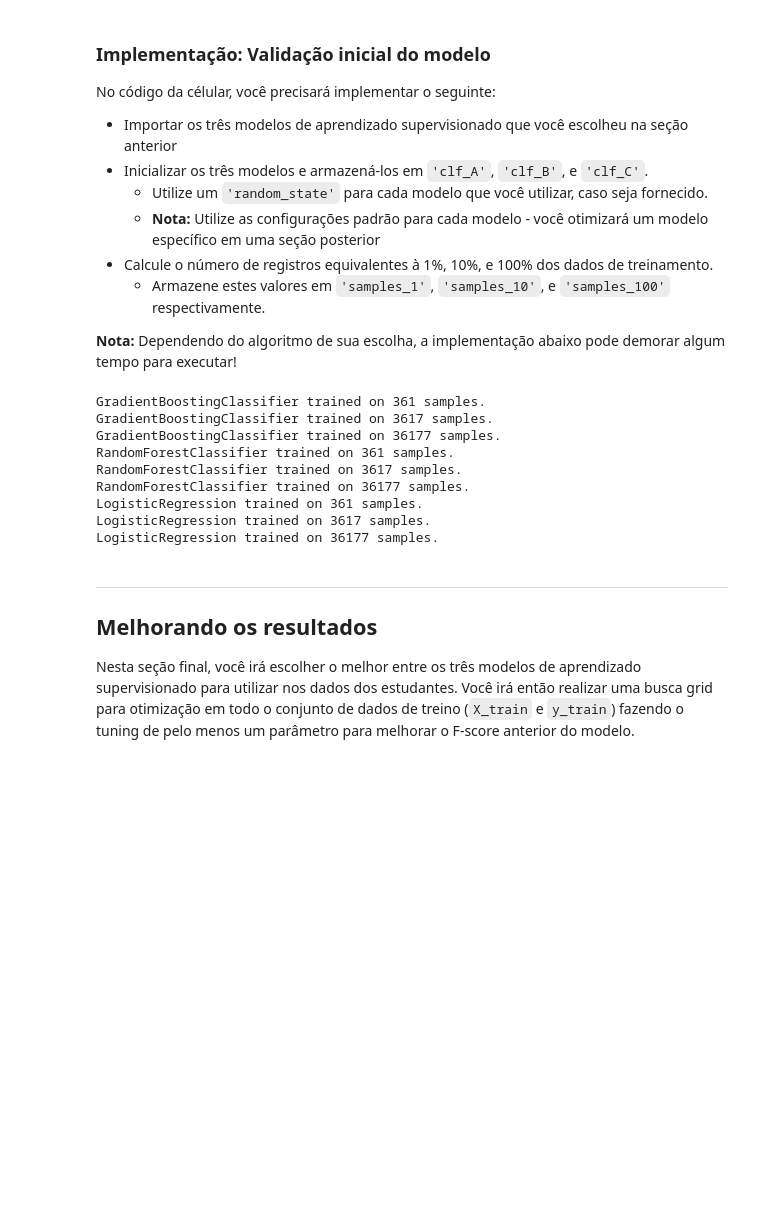
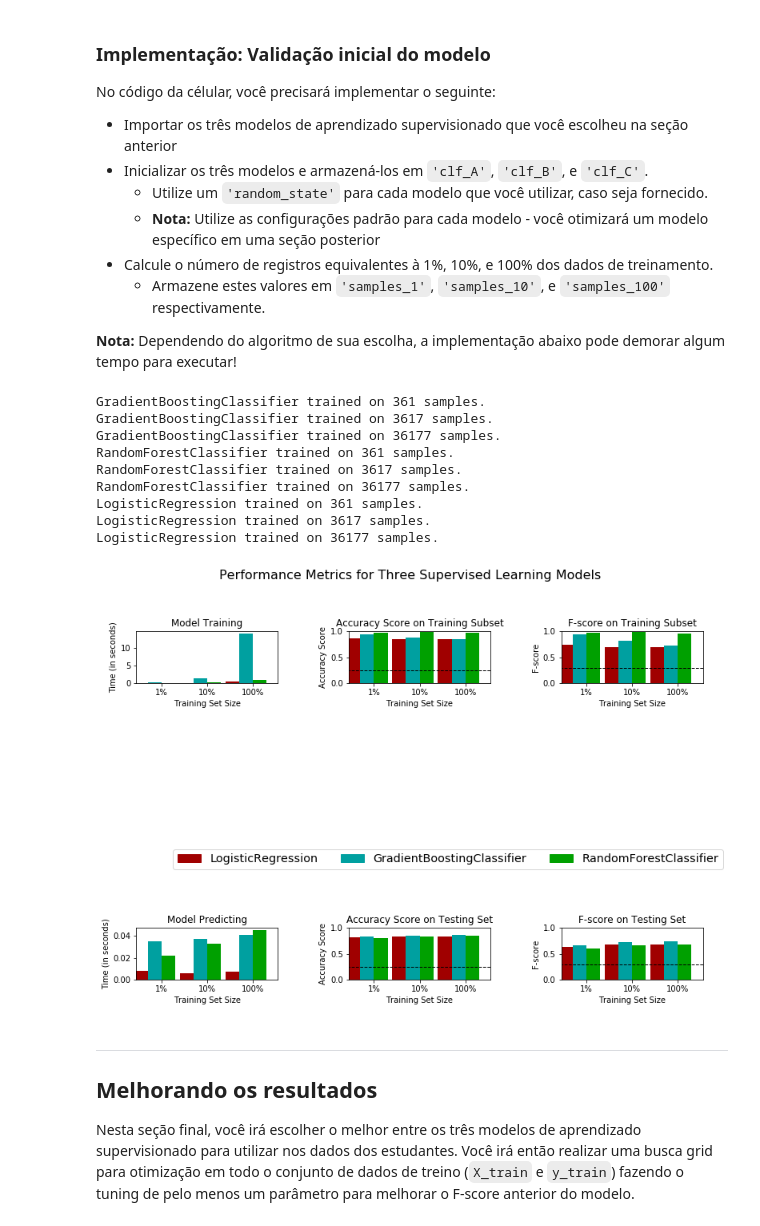
Before and after one commit to FaustFelipe/Finding-donors-CharityML, a Jupyter notebook: finding_donors_PT.ipynb, the cells around one changed output. Saved outputs shown, nothing was run; the diff lists cells and outputs as text; code cells hidden in the pictures; blank space fills up the shorter version.

```diff
--- a/finding_donors_PT.ipynb
+++ b/finding_donors_PT.ipynb
@@ -393,36 +393,35 @@ clf_B = RandomForestClassifier(random_state=42)
 clf_C = LogisticRegression(random_state=42)
 
 # TODO: Calcule o número de amostras para 1%, 10%, e 100% dos dados de treinamento
 # HINT: samples_100 é todo o conjunto de treinamento e.x.: len(y_train)
 # HINT: samples_10 é 10% de samples_100
 # HINT: samples_1 é 1% de samples_100
 samples_100 = len(y_train)
 samples_10 = int(0.1*samples_100)
 samples_1 = int(0.01*samples_100)
 
 # Colete os resultados dos algoritmos de aprendizado
 results = {}
 for clf in [clf_A, clf_B, clf_C]:
     clf_name = clf.__class__.__name__
     results[clf_name] = {}
     for i, samples in enumerate([int(samples_1), int(samples_10), int(samples_100)]):
         results[clf_name][int(i)] = \
         train_predict(clf, samples, X_train, y_train, X_test, y_test)
 
 # Run metrics visualization for the three supervised learning models chosen
-
-##### Nao esta funcionando, talvez seja algo bobo que nao estou conseguindo visualizar
-#vs.evaluate(results, accuracy, fscore)
+vs.evaluate(results, accuracy, fscore)
 # %% [output]
 GradientBoostingClassifier trained on 361 samples.
 GradientBoostingClassifier trained on 3617 samples.
 GradientBoostingClassifier trained on 36177 samples.
 RandomForestClassifier trained on 361 samples.
 RandomForestClassifier trained on 3617 samples.
 RandomForestClassifier trained on 36177 samples.
 LogisticRegression trained on 361 samples.
 LogisticRegression trained on 3617 samples.
 LogisticRegression trained on 36177 samples.
+[figure, added]
 # %% [markdown]
 ----
 ## Melhorando os resultados
```
Also changed, not shown: parts of 12 cells of this notebook, 1 other file.
